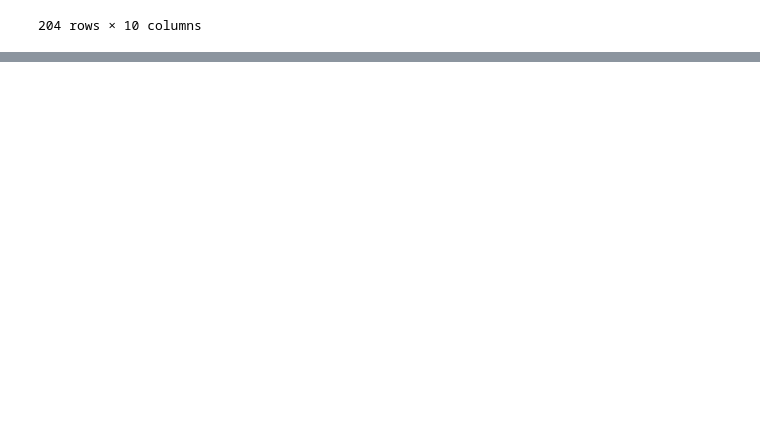
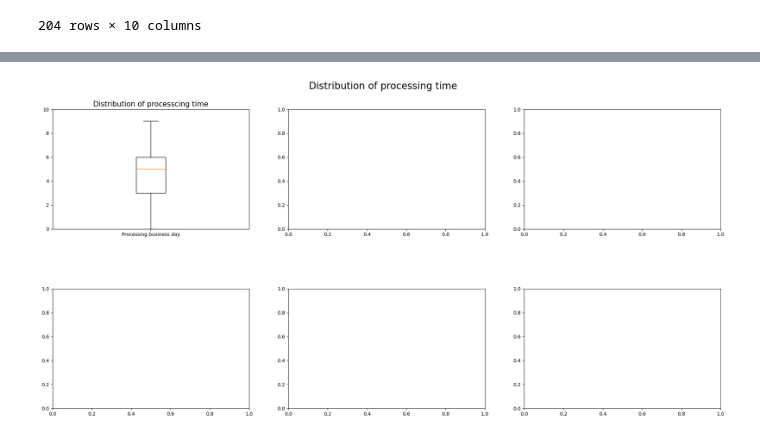
Before and after one commit to trinakohestani/da-eda-muesli, a Jupyter notebook: Steve/02_notebook_steve.ipynb, the cells around one changed output, grey strips where cells are left out. Cells and saved outputs as stored; diff of their text form; code cells hidden in the pictures; blank space fills up the shorter version.

```diff
--- a/Steve/02_notebook_steve.ipynb
+++ b/Steve/02_notebook_steve.ipynb
@@ -541,0 +833,11 @@ merged_intern
+# %%
+fig, ax = plt.subplots(2,3, figsize=(20,10)) # create subplots on 2 rows and 3 columns
+plt.suptitle('Distribution of processing time', fontsize=20)
+fig.tight_layout() # tight_layout automatically adjusts subplot params so that the subplot(s) fits in to the figure area
+plt.subplots_adjust(hspace = .5, wspace = .2, top = .9) # adjusts the space between the single subplots
+ax[0][0].boxplot(x = merged_order_process_grouped['process bus days']) # creates boxplot for number of views
+ax[0][0].set_xticklabels(labels=["Processing business day"]) # sets the label for the ticks on the x-axis
+ax[0][0].set_ylim(0,10) # limits the y-axis values from 0 to 2000000
+ax[0][0].set_title("Distribution of processcing time", fontsize = 15); # sets title for subplot
+# %% [output]
+[figure, added]
```
Also changed, not shown: parts of 79 cells of this notebook, 1 other file.
